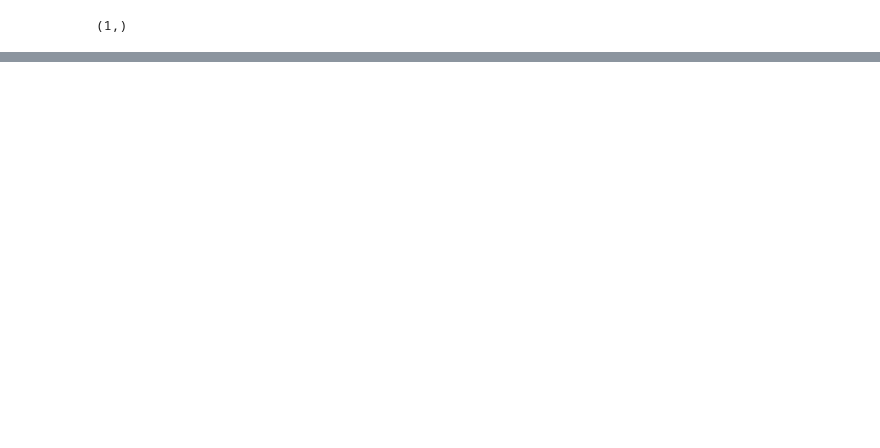
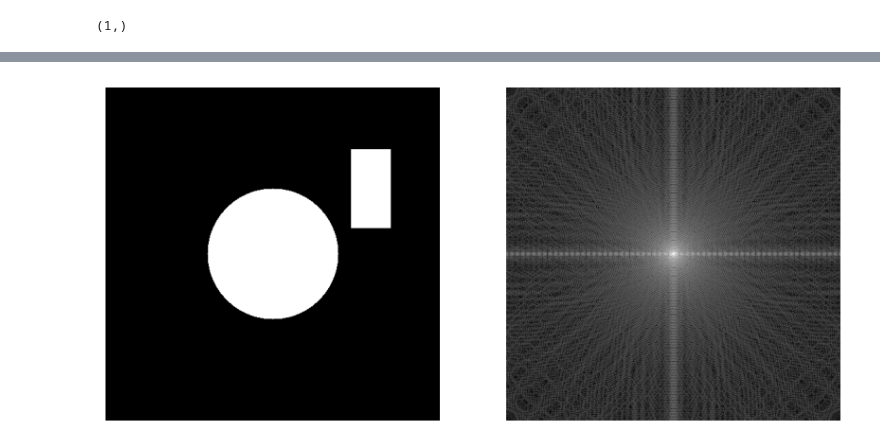
Before and after one commit to TomerFriling/reconstruction_examples_for_master, a Jupyter notebook: plots_intro_reconstruction.ipynb, the cells around one changed output, grey strips where cells are left out. Cells and saved outputs as stored; diff of their text form; code cells hidden in the pictures; blank space fills up the shorter version.

```diff
--- a/plots_intro_reconstruction.ipynb
+++ b/plots_intro_reconstruction.ipynb
@@ -118,0 +156,20 @@ plt.show()
+# %%
+# the phantom and its fourier transform
+
+phantom_fourier = np.fft.fft2(phantom_norm)
+phantom_fourier = np.fft.fftshift(phantom_fourier)
+phantom_fourier = 10 * np.log(1 + np.abs(phantom_fourier))
+
+plt.figure(figsize=(10,10))
+
+plt.subplot(121)
+plt.imshow(phantom_norm, cmap="gray")
+plt.axis("off")
+
+plt.subplot(122)
+plt.imshow(phantom_fourier, cmap="gray")
+plt.axis("off")
+
+plt.show()
+# %% [output]
+[figure, added]
```
Also changed, not shown: parts of 15 cells of this notebook, 17 other files.
